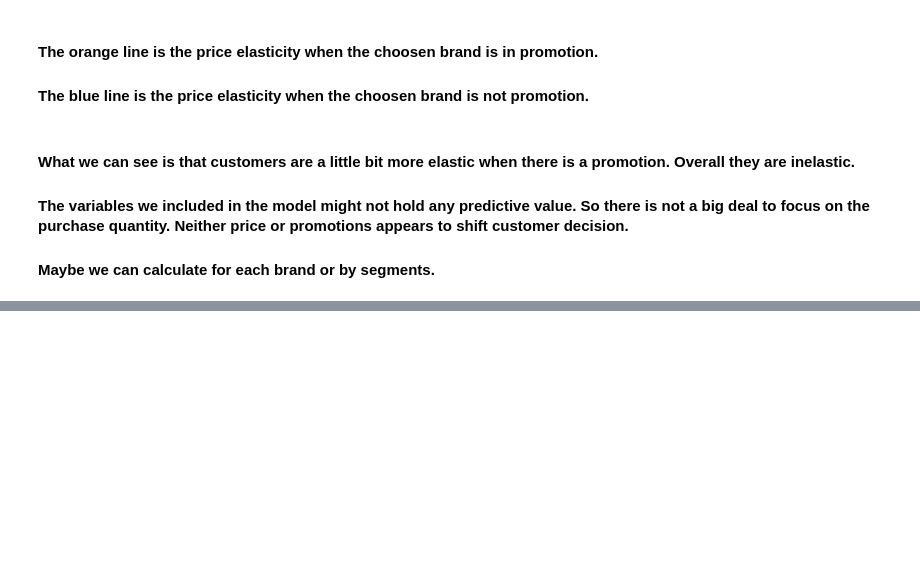
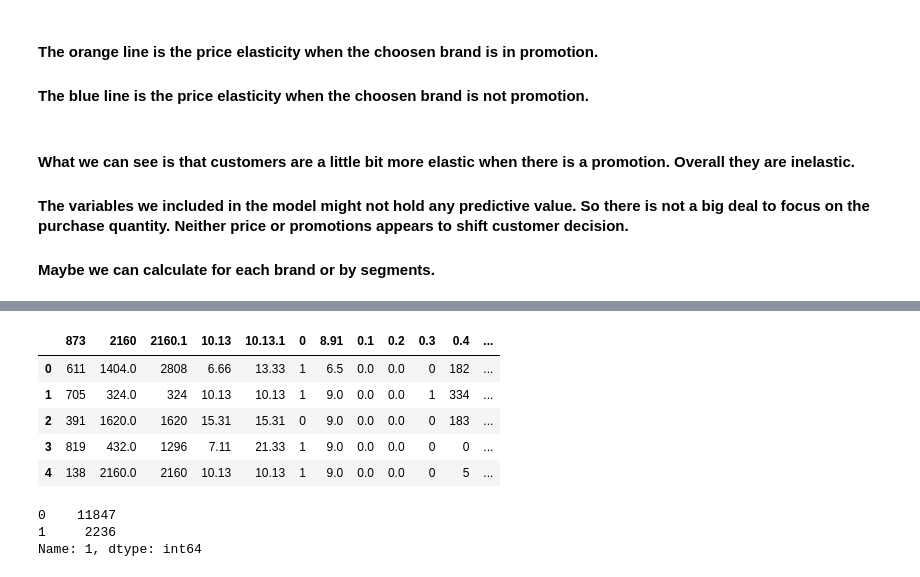
Before and after one commit to JuanD5/Machine-learning-projects, a Jupyter notebook: Clustering projects/Customer Analytics/365 Data Science/main_customer_analytics_365_datascience.ipynb, the cells around one changed output, grey strips where cells are left out. Saved outputs shown, nothing was run; the diff lists cells and outputs as text; code cells hidden in the pictures; blank space fills up the shorter version.

```diff
--- a/Clustering projects/Customer Analytics/365 Data Science/main_customer_analytics_365_datascience.ipynb
+++ b/Clustering projects/Customer Analytics/365 Data Science/main_customer_analytics_365_datascience.ipynb
@@ -1935,0 +1954,2 @@ Text(0.5, 1.0, 'Price Elasticity of Purchase Quantity with promotion')
+# %%
+df = pd.read_csv('Audiobooks_data.csv')
@@ -1935,0 +1982,15 @@ Text(0.5, 1.0, 'Price Elasticity of Purchase Quantity with promotion')
+# %%
+df.head()
+# %% [output]
+|  | 873 | 2160 | 2160.1 | 10.13 | 10.13.1 | 0 | 8.91 | 0.1 | 0.2 | 0.3 | 0.4 | ... |
+| 0 | 611 | 1404.0 | 2808 | 6.66 | 13.33 | 1 | 6.5 | 0.0 | 0.0 | 0 | 182 | ... |
+| 1 | 705 | 324.0 | 324 | 10.13 | 10.13 | 1 | 9.0 | 0.0 | 0.0 | 1 | 334 | ... |
+| 2 | 391 | 1620.0 | 1620 | 15.31 | 15.31 | 0 | 9.0 | 0.0 | 0.0 | 0 | 183 | ... |
+| 3 | 819 | 432.0 | 1296 | 7.11 | 21.33 | 1 | 9.0 | 0.0 | 0.0 | 0 | 0 | ... |
+| 4 | 138 | 2160.0 | 2160 | 10.13 | 10.13 | 1 | 9.0 | 0.0 | 0.0 | 0 | 5 | ... |
+# %%
+df['1'].value_counts()
+# %% [output]
+0    11847
+1     2236
+Name: 1, dtype: int64
```
Also changed, not shown: parts of 5 cells of this notebook, 8 other files.
